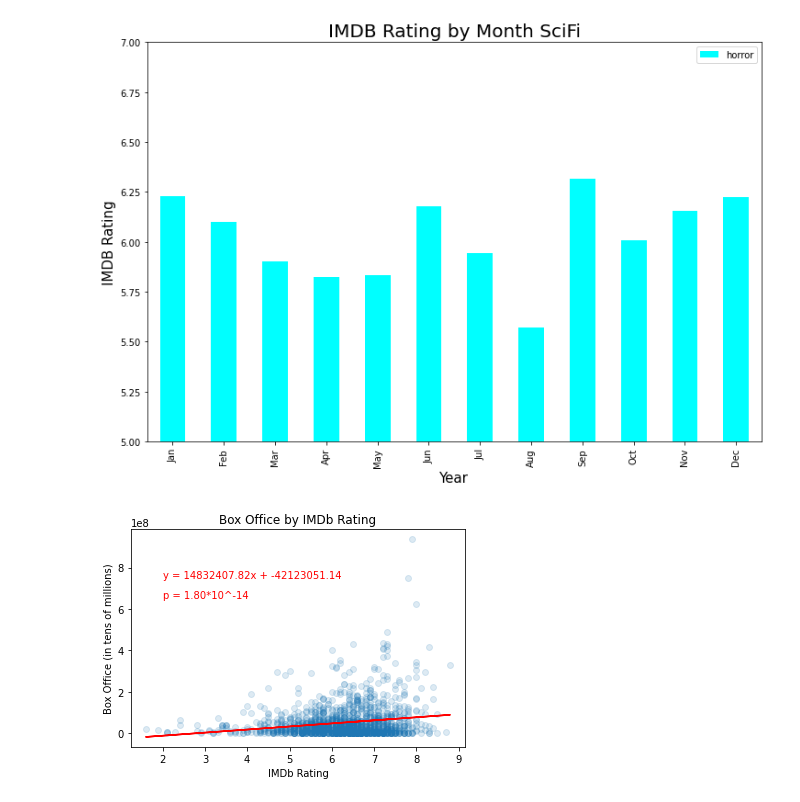
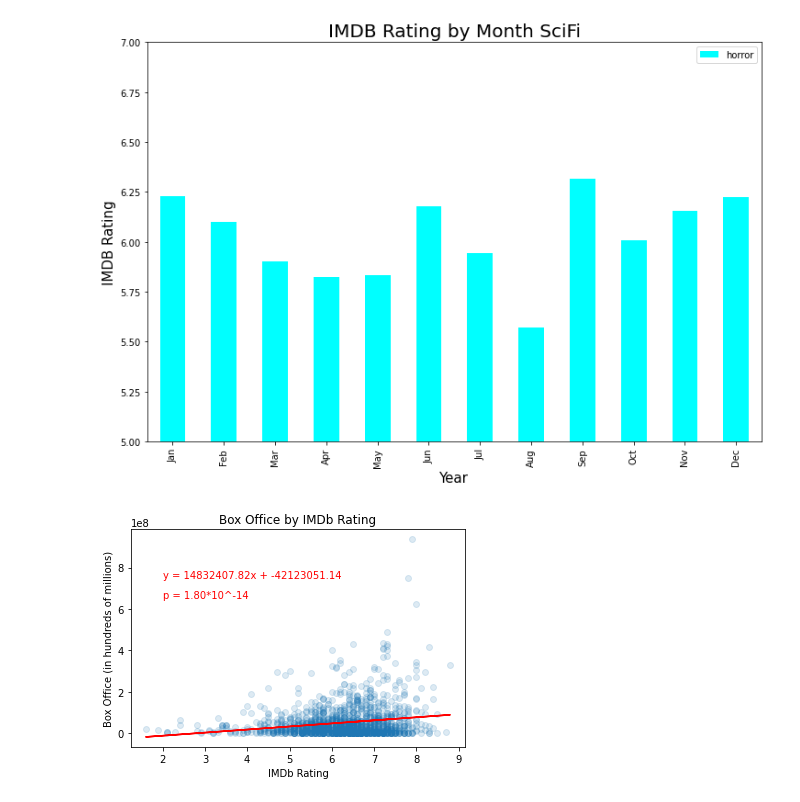
Before and after one commit to Lweston75/Project-One, a Jupyter notebook: movie_graphs.ipynb, the cells around one changed output. Drawn from its saved outputs; the diff is of its cells as text; code cells hidden in the pictures.

Commit message:
Extra Graphs

```diff
--- a/movie_graphs.ipynb
+++ b/movie_graphs.ipynb
@@ -606,21 +606,21 @@ plt.savefig('Figures/bar_scifi_rating_month.png')
 # %%
 profit_rate_df = movie_df[['IMDb Rating','Box_Office']].dropna()
 profit_rate_df['IMDb Rating'] = profit_rate_df['IMDb Rating'].astype(float)
 profit_rate_df['Box_Office'] = profit_rate_df['Box_Office'].astype(int)
 profit_rate_df.head()
 IMDb_Ratings = profit_rate_df['IMDb Rating'].tolist()
 Box_Office = profit_rate_df['Box_Office'].tolist()
 plt.scatter(IMDb_Ratings, Box_Office, alpha = 0.15)
 m, b, rSquare, pValue, stderr = st.linregress(IMDb_Ratings,Box_Office)
 line = "y = " + str(round(m,2)) + "x + " + str(round(b,2))
 plt.annotate(line, (2,750000000), color="red")
 plt.annotate("p = 1.80*10^-14",(2,650000000), color = 'r' )
 fit_line_y = profit_rate_df['IMDb Rating'] * m + b
 plt.plot(IMDb_Ratings, fit_line_y, color = 'red')
 plt.title("Box Office by IMDb Rating")
-plt.ylabel("Box Office (in tens of millions)")
+plt.ylabel("Box Office (in hundreds of millions)")
 plt.xlabel('IMDb Rating')
 plt.savefig('Figures/Box Office by Rating.png')
 plt.show()
 # %% [output]
-[figure, old version]
+[figure, new version]
```
Also changed, not shown: parts of 7 cells of this notebook, 4 other files.
